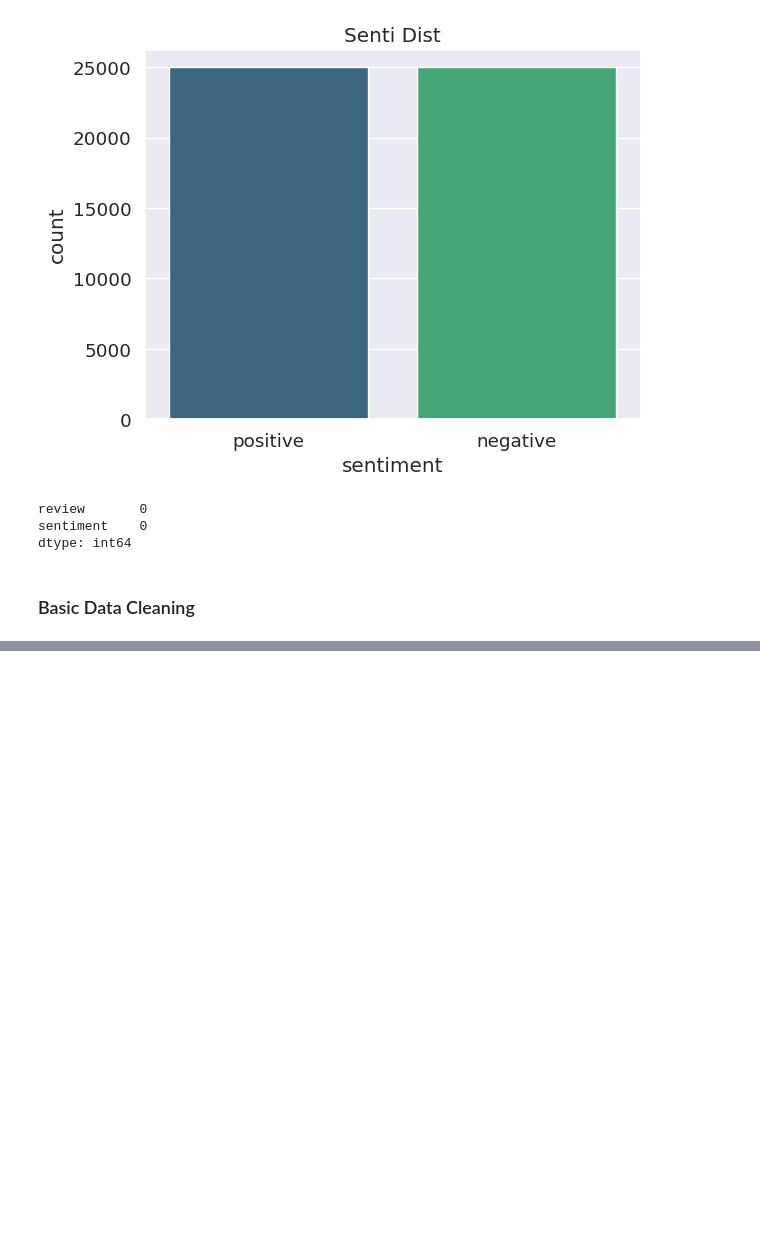
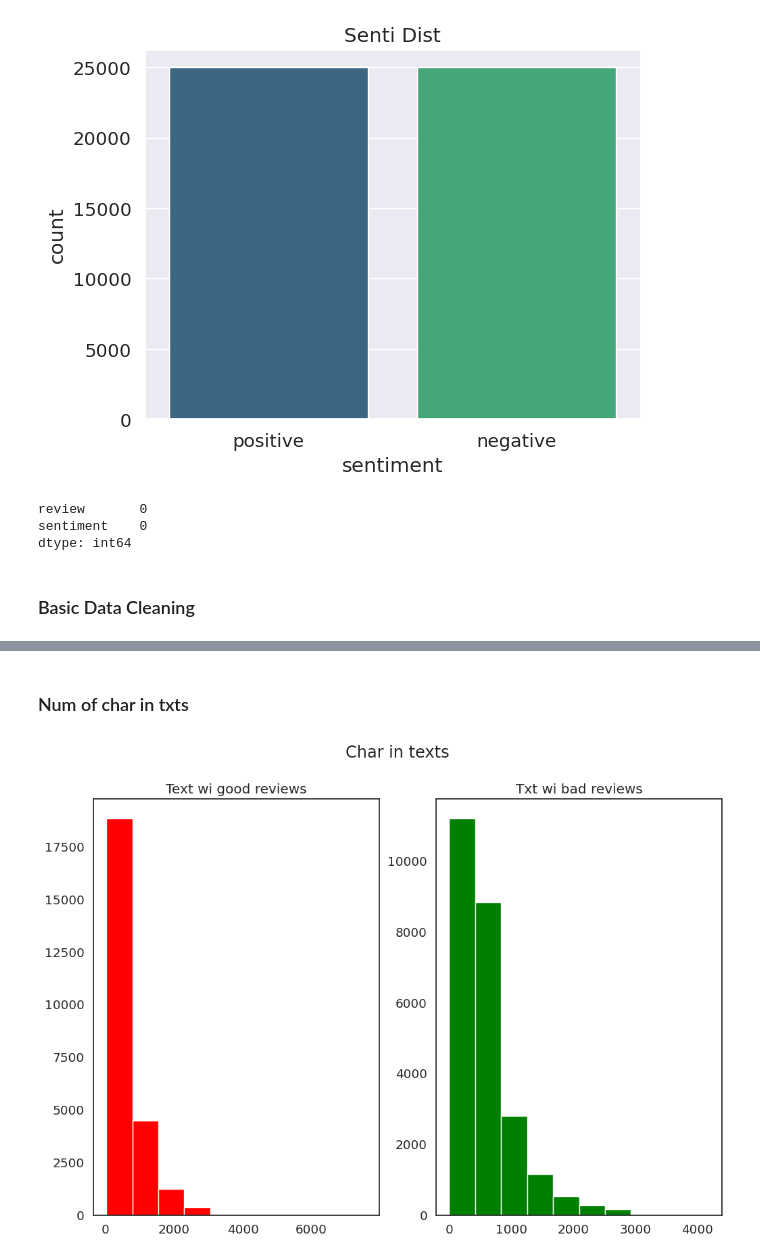
Before and after one commit to yunmokoo/NLP-sentiment, a Jupyter notebook: imdb-50k-reviews.ipynb, the cells around one changed output, grey strips where cells are left out. Cells and saved outputs as stored; diff of their text form; code cells hidden in the pictures; blank space fills up the shorter version.

```diff
--- a/imdb-50k-reviews.ipynb
+++ b/imdb-50k-reviews.ipynb
@@ -410,0 +444,14 @@ df_imdb['review'] = df_imdb['review'].apply(denoise_text)
+# %% [markdown]
+### Num of char in txts
+# %%
+fig,(ax1,ax2) = plt.subplots(1,2,figsize=(12,8))
+text_len = df_imdb[df_imdb['sentiment']==1]['review'].str.len()
+ax1.hist(text_len, color='red')
+ax1.set_title('Text wi good reviews')
+text_len = df_imdb[df_imdb['sentiment']==0]['review'].str.len()
+ax2.hist(text_len, color='green')
+ax2.set_title('Txt wi bad reviews')
+fig.suptitle("Char in texts")
+plt.show()
+# %% [output]
+[figure, added]
```
Also changed, not shown: parts of 21 cells of this notebook.
